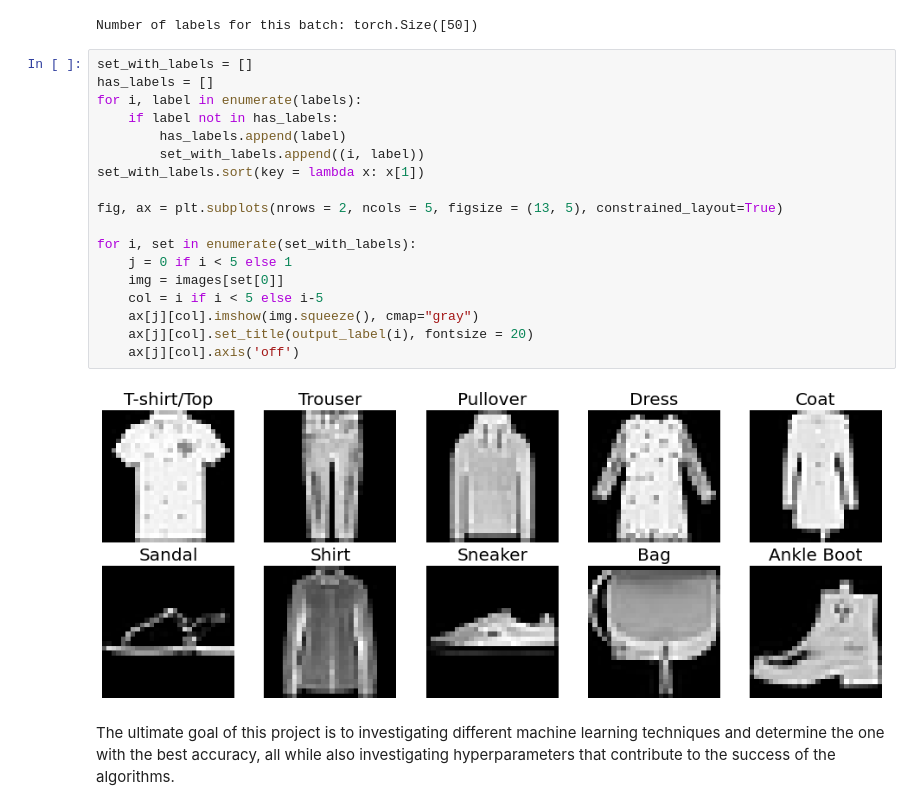
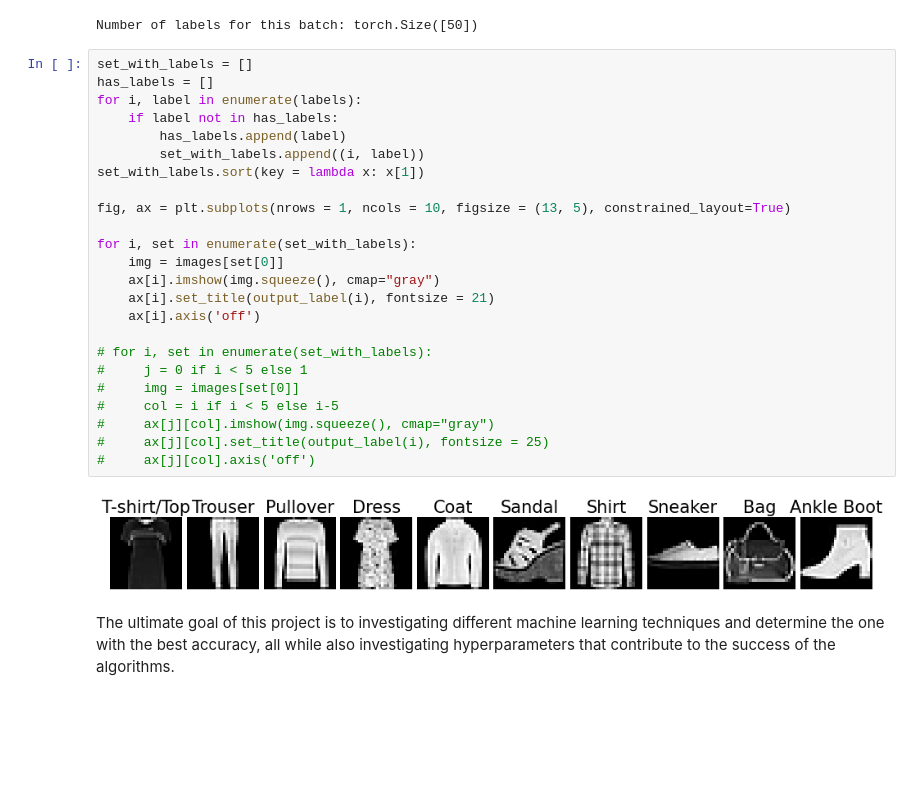
Before and after one commit to ashleyvsch/cs273A_project, a Jupyter notebook: PytorchFashionMNIST.ipynb, the cells around one changed output. Drawn from its saved outputs; the diff is of its cells as text; blank space fills up the shorter version.

Commit message:
Update plots, final pytorch

```diff
--- a/PytorchFashionMNIST.ipynb
+++ b/PytorchFashionMNIST.ipynb
@@ -195,23 +195,29 @@ Number of labels for this batch: torch.Size([50])
 # %%
 set_with_labels = []
 has_labels = []
 for i, label in enumerate(labels):
     if label not in has_labels:
         has_labels.append(label)
         set_with_labels.append((i, label))
 set_with_labels.sort(key = lambda x: x[1])
 
-fig, ax = plt.subplots(nrows = 2, ncols = 5, figsize = (13, 5), constrained_layout=True)
+fig, ax = plt.subplots(nrows = 1, ncols = 10, figsize = (13, 5), constrained_layout=True)
 
 for i, set in enumerate(set_with_labels):
-    j = 0 if i < 5 else 1
     img = images[set[0]]
-    col = i if i < 5 else i-5
-    ax[j][col].imshow(img.squeeze(), cmap="gray")
-    ax[j][col].set_title(output_label(i), fontsize = 20)
-    ax[j][col].axis('off')
+    ax[i].imshow(img.squeeze(), cmap="gray")
+    ax[i].set_title(output_label(i), fontsize = 21)
+    ax[i].axis('off')
+
+# for i, set in enumerate(set_with_labels):
+#     j = 0 if i < 5 else 1
+#     img = images[set[0]]
+#     col = i if i < 5 else i-5
+#     ax[j][col].imshow(img.squeeze(), cmap="gray")
+#     ax[j][col].set_title(output_label(i), fontsize = 25)
+#     ax[j][col].axis('off')
 # %% [output]
-[figure, old version]
+[figure, new version]
 # %% [markdown]
 The ultimate goal of this project is to investigating different machine learning techniques and determine the one with the best accuracy, all while also investigating hyperparameters that contribute to the success of the algorithms.
 # %% [markdown]
```
Also changed, not shown: parts of 1 cell of this notebook, 10 other files.
